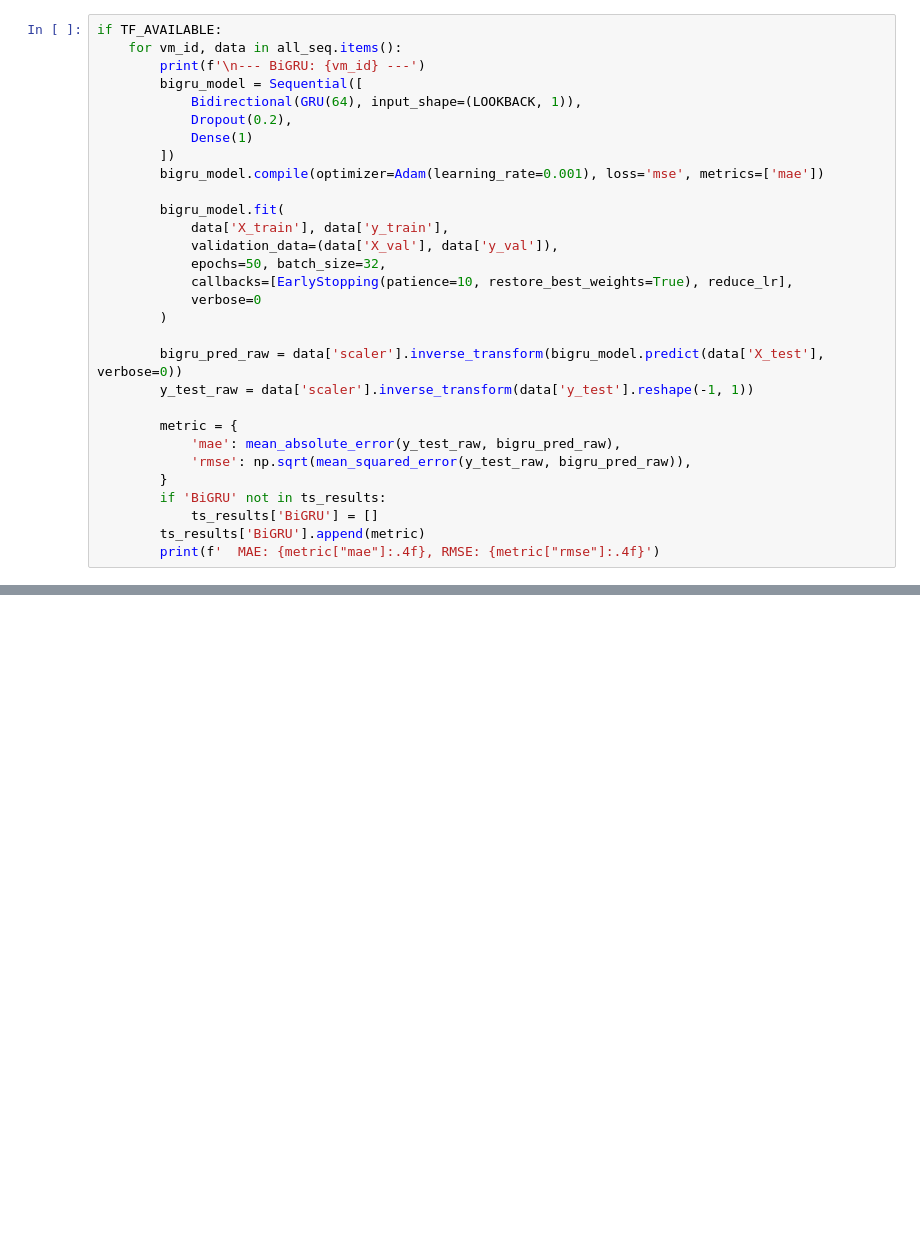
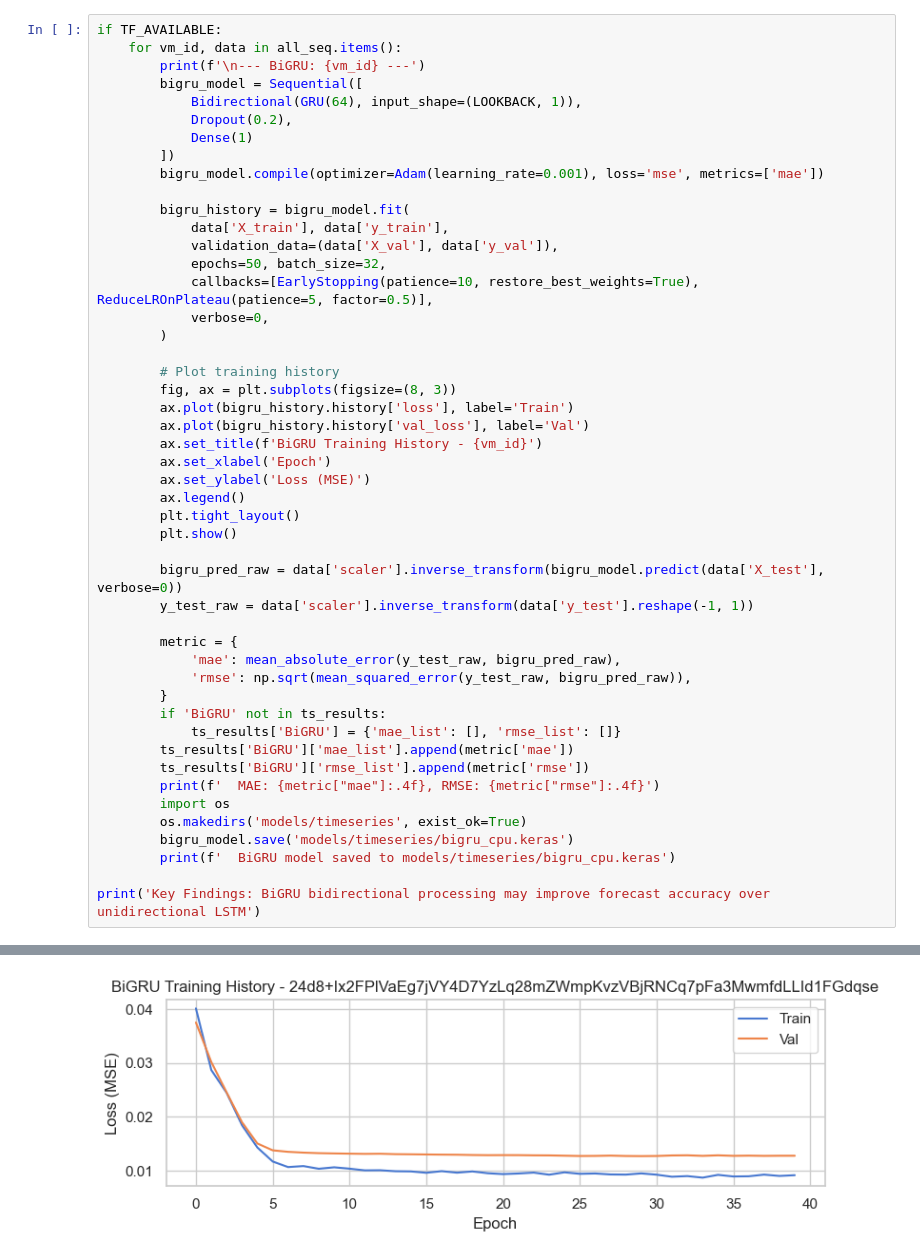
Before and after one commit to FajarLaksono/sembada-cloud, a Jupyter notebook: notebooks/03c_timeseries_forecasting.ipynb, the cells around one changed output, grey strips where cells are left out. Saved outputs shown, nothing was run; the diff lists cells and outputs as text; blank space fills up the shorter version.

```diff
--- a/notebooks/03c_timeseries_forecasting.ipynb
+++ b/notebooks/03c_timeseries_forecasting.ipynb
@@ -252,13 +335,24 @@ if TF_AVAILABLE:
         ])
         bigru_model.compile(optimizer=Adam(learning_rate=0.001), loss='mse', metrics=['mae'])
 
-        bigru_model.fit(
+        bigru_history = bigru_model.fit(
             data['X_train'], data['y_train'],
             validation_data=(data['X_val'], data['y_val']),
             epochs=50, batch_size=32,
-            callbacks=[EarlyStopping(patience=10, restore_best_weights=True), reduce_lr],
-            verbose=0
+            callbacks=[EarlyStopping(patience=10, restore_best_weights=True), ReduceLROnPlateau(patience=5, factor=0.5)],
+            verbose=0,
         )
+
+        # Plot training history
+        fig, ax = plt.subplots(figsize=(8, 3))
+        ax.plot(bigru_history.history['loss'], label='Train')
+        ax.plot(bigru_history.history['val_loss'], label='Val')
+        ax.set_title(f'BiGRU Training History - {vm_id}')
+        ax.set_xlabel('Epoch')
+        ax.set_ylabel('Loss (MSE)')
+        ax.legend()
+        plt.tight_layout()
+        plt.show()
 
         bigru_pred_raw = data['scaler'].inverse_transform(bigru_model.predict(data['X_test'], verbose=0))
         y_test_raw = data['scaler'].inverse_transform(data['y_test'].reshape(-1, 1))
@@ -268,6 +362,14 @@ if TF_AVAILABLE:
             'rmse': np.sqrt(mean_squared_error(y_test_raw, bigru_pred_raw)),
         }
         if 'BiGRU' not in ts_results:
-            ts_results['BiGRU'] = []
-        ts_results['BiGRU'].append(metric)
+            ts_results['BiGRU'] = {'mae_list': [], 'rmse_list': []}
+        ts_results['BiGRU']['mae_list'].append(metric['mae'])
+        ts_results['BiGRU']['rmse_list'].append(metric['rmse'])
         print(f'  MAE: {metric["mae"]:.4f}, RMSE: {metric["rmse"]:.4f}')
+        import os
+        os.makedirs('models/timeseries', exist_ok=True)
+        bigru_model.save('models/timeseries/bigru_cpu.keras')
+        print(f'  BiGRU model saved to models/timeseries/bigru_cpu.keras')
+
+print('Key Findings: BiGRU bidirectional processing may improve forecast accuracy over unidirectional LSTM')
+# %% [output]
@@ -273,0 +377 @@ if TF_AVAILABLE:
+[figure, added]
```
Also changed, not shown: parts of 29 cells of this notebook, 8 other files.
